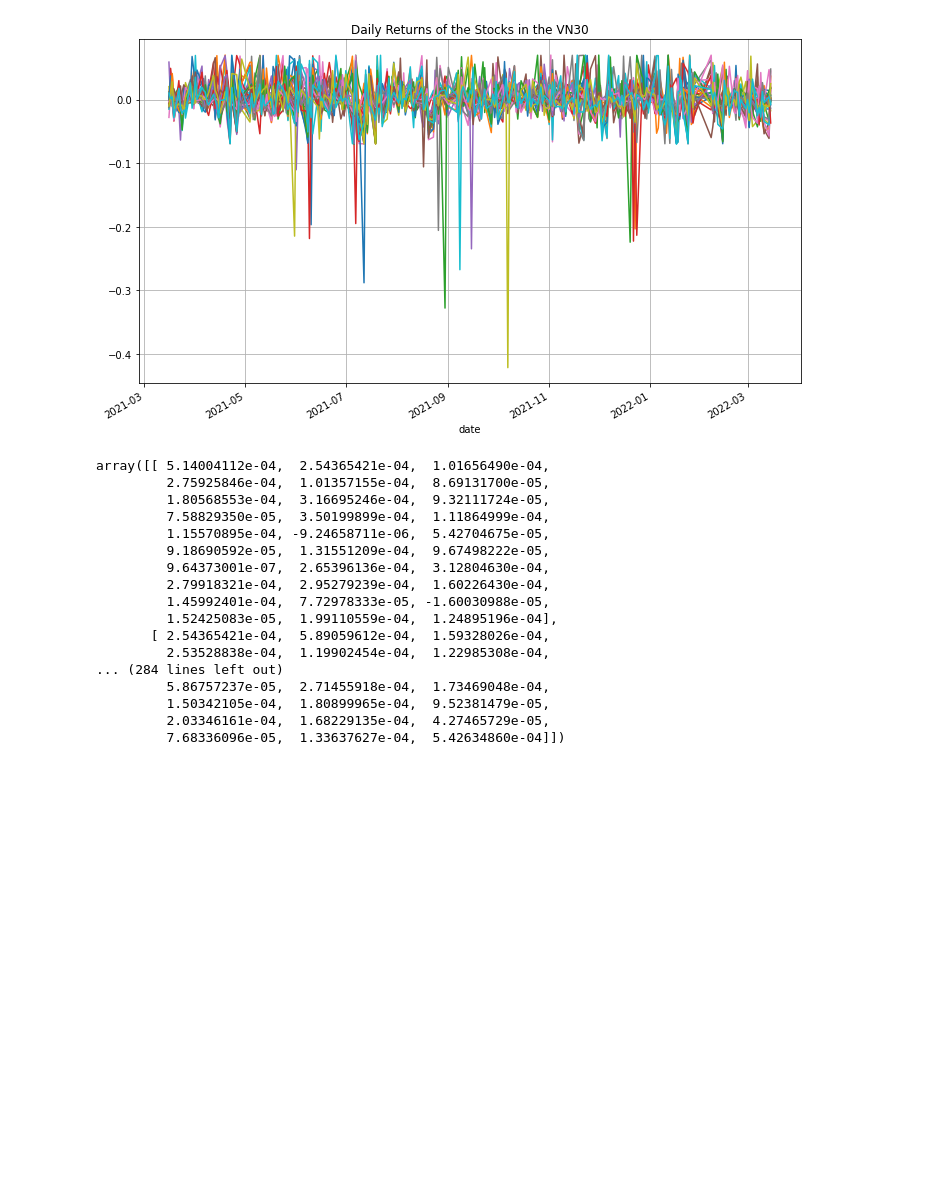
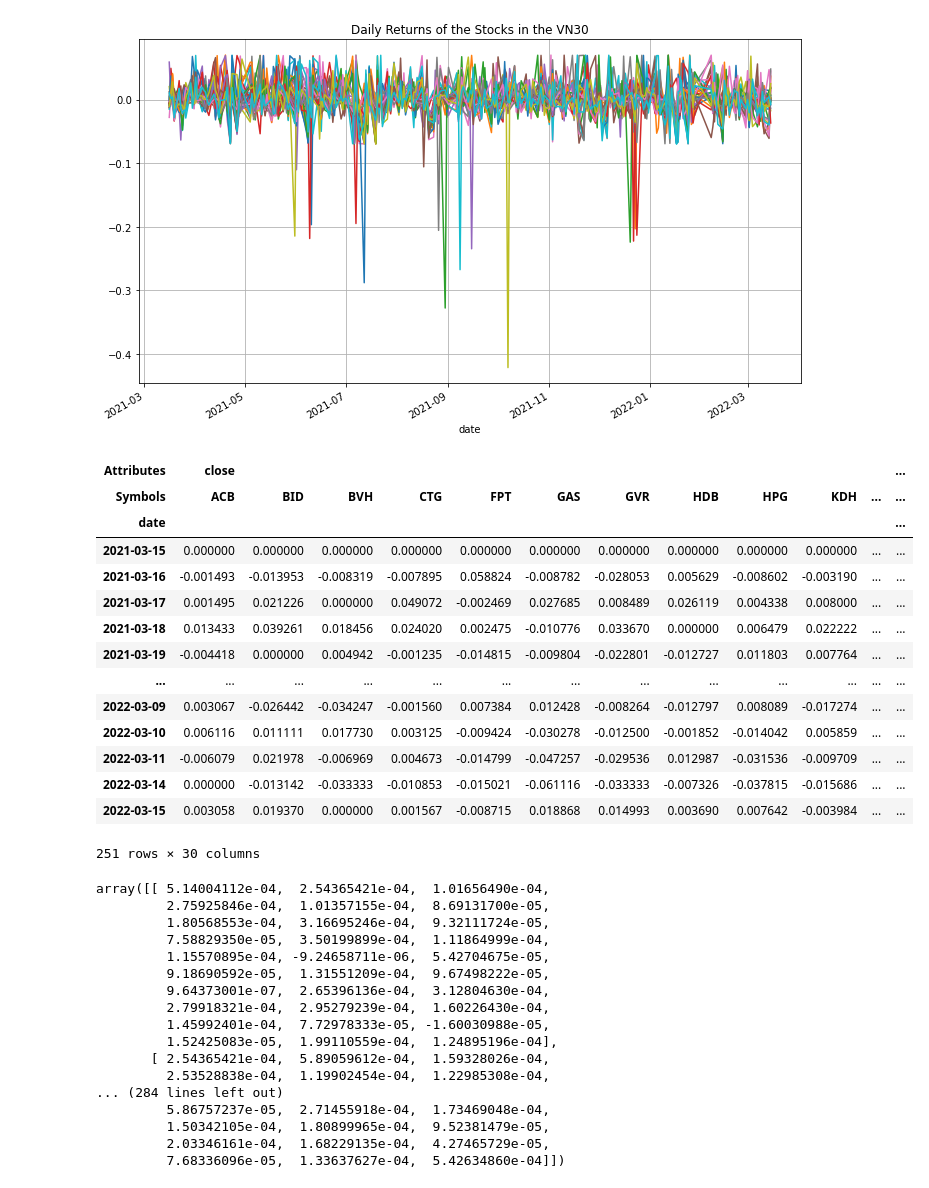
Before and after one commit to Vinh-Phu/Stock-Market-Analytics, a Jupyter notebook: VN30.ipynb, the cells around one changed output. Drawn from its saved outputs; the diff is of its cells as text; code cells hidden in the pictures; blank space fills up the shorter version.

```diff
--- a/VN30.ipynb
+++ b/VN30.ipynb
@@ -124,3 +119,20 @@ from numpy.linalg import eigh
 # %%
 # Khử Null
 profit=profit.fillna(0)
+profit
+# %% [output]
+| Attributes | close |  |  |  |  |  |  |  |  |  |  | ... |
+| Symbols | ACB | BID | BVH | CTG | FPT | GAS | GVR | HDB | HPG | KDH | ... | ... |
+| date |  |  |  |  |  |  |  |  |  |  |  | ... |
+| 2021-03-15 | 0.000000 | 0.000000 | 0.000000 | 0.000000 | 0.000000 | 0.000000 | 0.000000 | 0.000000 | 0.000000 | 0.000000 | ... | ... |
+| 2021-03-16 | -0.001493 | -0.013953 | -0.008319 | -0.007895 | 0.058824 | -0.008782 | -0.028053 | 0.005629 | -0.008602 | -0.003190 | ... | ... |
+| 2021-03-17 | 0.001495 | 0.021226 | 0.000000 | 0.049072 | -0.002469 | 0.027685 | 0.008489 | 0.026119 | 0.004338 | 0.008000 | ... | ... |
+| 2021-03-18 | 0.013433 | 0.039261 | 0.018456 | 0.024020 | 0.002475 | -0.010776 | 0.033670 | 0.000000 | 0.006479 | 0.022222 | ... | ... |
+| 2021-03-19 | -0.004418 | 0.000000 | 0.004942 | -0.001235 | -0.014815 | -0.009804 | -0.022801 | -0.012727 | 0.011803 | 0.007764 | ... | ... |
+| ... | ... | ... | ... | ... | ... | ... | ... | ... | ... | ... | ... | ... |
+| 2022-03-09 | 0.003067 | -0.026442 | -0.034247 | -0.001560 | 0.007384 | 0.012428 | -0.008264 | -0.012797 | 0.008089 | -0.017274 | ... | ... |
+| 2022-03-10 | 0.006116 | 0.011111 | 0.017730 | 0.003125 | -0.009424 | -0.030278 | -0.012500 | -0.001852 | -0.014042 | 0.005859 | ... | ... |
+| 2022-03-11 | -0.006079 | 0.021978 | -0.006969 | 0.004673 | -0.014799 | -0.047257 | -0.029536 | 0.012987 | -0.031536 | -0.009709 | ... | ... |
+| 2022-03-14 | 0.000000 | -0.013142 | -0.033333 | -0.010853 | -0.015021 | -0.061116 | -0.033333 | -0.007326 | -0.037815 | -0.015686 | ... | ... |
+| 2022-03-15 | 0.003058 | 0.019370 | 0.000000 | 0.001567 | -0.008715 | 0.018868 | 0.014993 | 0.003690 | 0.007642 | -0.003984 | ... | ... |
+251 rows × 30 columns
```
Also changed, not shown: parts of 11 cells of this notebook.
